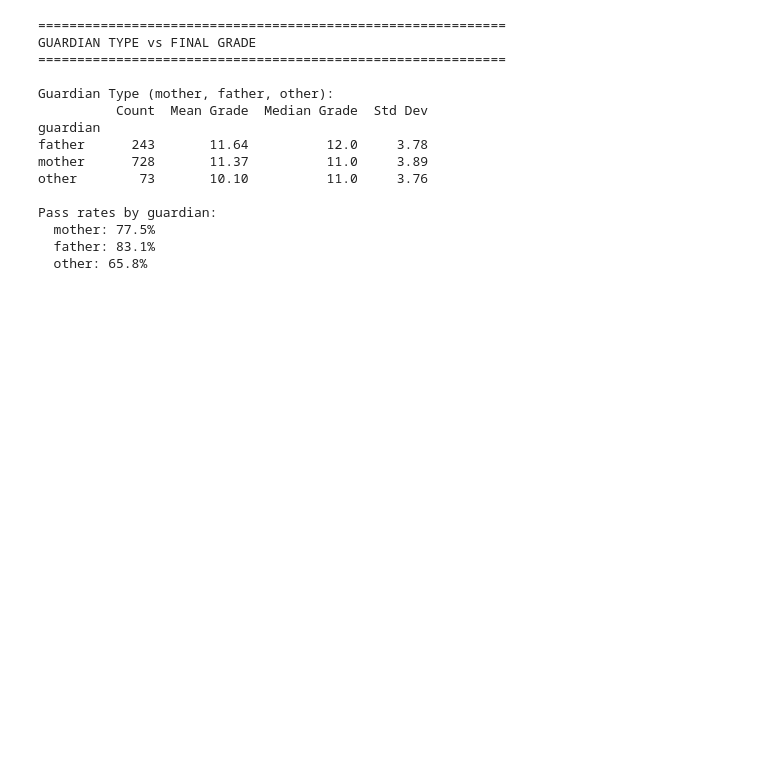
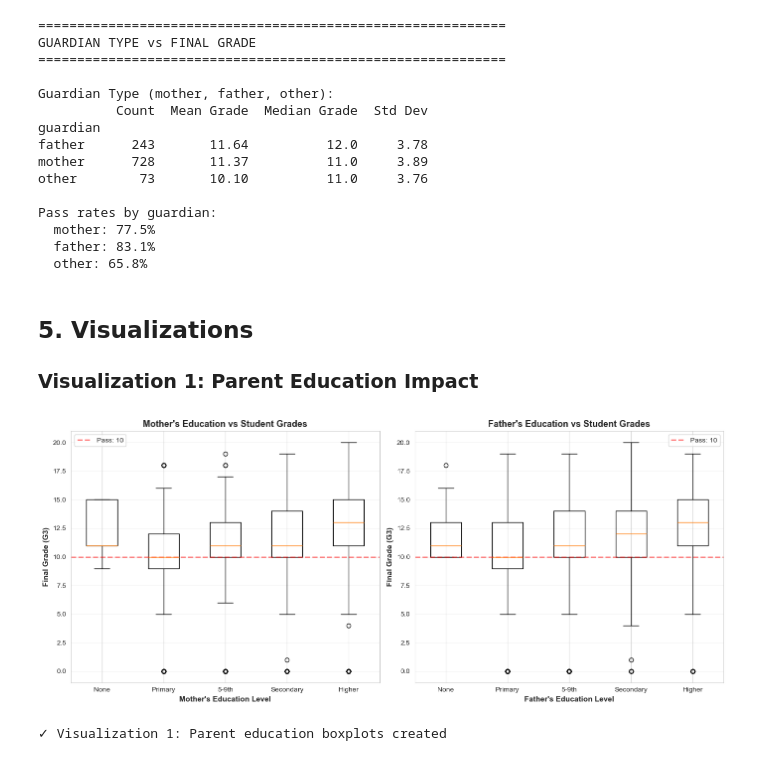
Before and after one commit to pratikkmane/student-performance, a Jupyter notebook: notebooks/07_family_demographics_analysis.ipynb, the cells around one changed output. Drawn from its saved outputs; the diff is of its cells as text; code cells hidden in the pictures; blank space fills up the shorter version.

Commit message:
Analyze parent education impact on student performance

```diff
--- a/notebooks/07_family_demographics_analysis.ipynb
+++ b/notebooks/07_family_demographics_analysis.ipynb
@@ -365,3 +365,38 @@ Pass rates by guardian:
   mother: 77.5%
   father: 83.1%
   other: 65.8%
+# %% [markdown]
+## 5. Visualizations
+
+### Visualization 1: Parent Education Impact
+# %%
+# Parent education boxplots
+fig, axes = plt.subplots(1, 2, figsize=(14, 6))
+
+# Mother's education
+axes[0].boxplot([df[df['Medu'] == i]['G3'].values for i in range(5)],
+                labels=['None', 'Primary', '5-9th', 'Secondary', 'Higher'])
+axes[0].axhline(10, color='red', linestyle='--', linewidth=2, alpha=0.5, label='Pass: 10')
+axes[0].set_xlabel("Mother's Education Level", fontsize=11, fontweight='bold')
+axes[0].set_ylabel('Final Grade (G3)', fontsize=11, fontweight='bold')
+axes[0].set_title("Mother's Education vs Student Grades", fontsize=13, fontweight='bold')
+axes[0].grid(axis='y', alpha=0.3)
+axes[0].legend()
+
+# Father's education
+axes[1].boxplot([df[df['Fedu'] == i]['G3'].values for i in range(5)],
+                labels=['None', 'Primary', '5-9th', 'Secondary', 'Higher'])
+axes[1].axhline(10, color='red', linestyle='--', linewidth=2, alpha=0.5, label='Pass: 10')
+axes[1].set_xlabel("Father's Education Level", fontsize=11, fontweight='bold')
+axes[1].set_ylabel('Final Grade (G3)', fontsize=11, fontweight='bold')
+axes[1].set_title("Father's Education vs Student Grades", fontsize=13, fontweight='bold')
+axes[1].grid(axis='y', alpha=0.3)
+axes[1].legend()
+
+plt.tight_layout()
+plt.show()
+
+print("✓ Visualization 1: Parent education boxplots created")
+# %% [output]
+[figure, added]
+✓ Visualization 1: Parent education boxplots created
```
Also changed, not shown: parts of 6 cells of this notebook.
